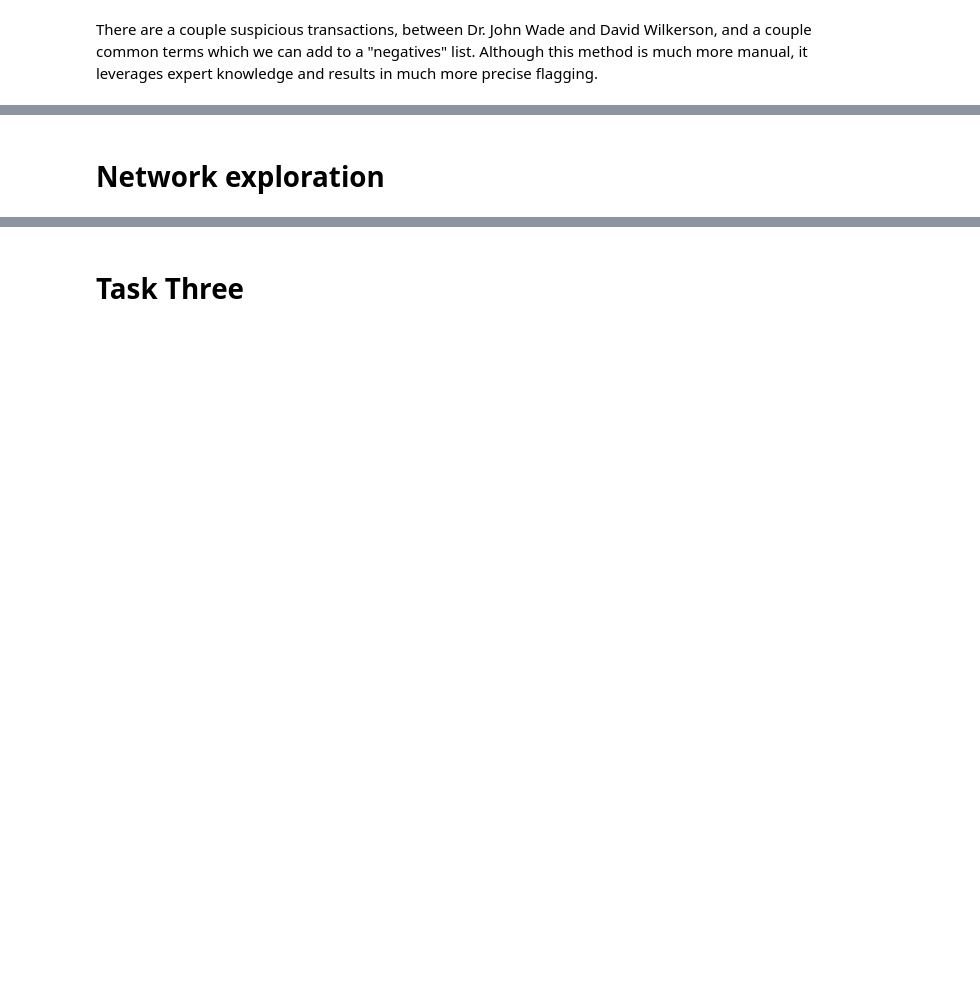
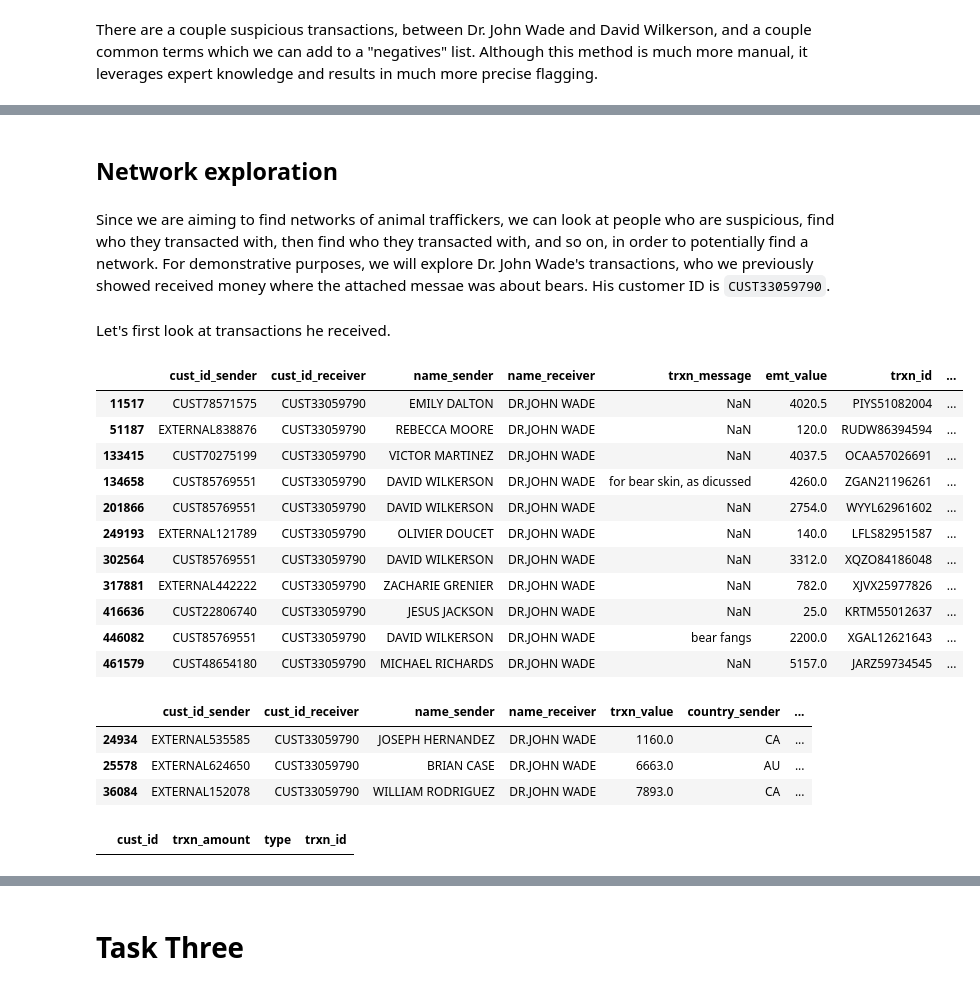
Before and after one commit to jwardbond/2023-imi-bigdata, a Jupyter notebook: eda.ipynb, the cells around one changed output, grey strips where cells are left out. Drawn from its saved outputs; the diff is of its cells as text; code cells hidden in the pictures; blank space fills up the shorter version.

Commit message:
Update eda.ipynb to do network exploration

```diff
--- a/eda.ipynb
+++ b/eda.ipynb
@@ -397,4 +397,35 @@ emt[emt['regex_flag']==1]
 | 441423 | EXTERNAL971267 | CUST10946793 | CHEN JIAN | AMANDA ZIMMERMAN | sea turtle kayak tour deposit | 50.0 | VSRE85052555 | ... |
 | 500180 | CUST50576175 | EXTERNAL536669 | NORMA OLSON | AUSTIN DIAZ | turtle wax for the car | 15.0 | EFPS49253429 | ... |
 # %% [markdown]
-# Network exploration
+## Network exploration
+# %% [markdown]
+Since we are aiming to find networks of animal traffickers, we can look at people who are suspicious, find who they transacted with, then find who they transacted with, and so on, in order to potentially find a network. For demonstrative purposes, we will explore Dr. John Wade's transactions, who we previously showed received money where the attached messae was about bears. His customer ID is `CUST33059790`.
+# %% [markdown]
+Let's first look at transactions he received.
+# %%
+johnwade_id = 'CUST33059790'
+emt[emt['cust_id_receiver'] == johnwade_id]
+# %% [output]
+|  | cust_id_sender | cust_id_receiver | name_sender | name_receiver | trxn_message | emt_value | trxn_id | ... |
+| 11517 | CUST78571575 | CUST33059790 | EMILY DALTON | DR.JOHN WADE | NaN | 4020.5 | PIYS51082004 | ... |
+| 51187 | EXTERNAL838876 | CUST33059790 | REBECCA MOORE | DR.JOHN WADE | NaN | 120.0 | RUDW86394594 | ... |
+| 133415 | CUST70275199 | CUST33059790 | VICTOR MARTINEZ | DR.JOHN WADE | NaN | 4037.5 | OCAA57026691 | ... |
+| 134658 | CUST85769551 | CUST33059790 | DAVID WILKERSON | DR.JOHN WADE | for bear skin, as dicussed | 4260.0 | ZGAN21196261 | ... |
+| 201866 | CUST85769551 | CUST33059790 | DAVID WILKERSON | DR.JOHN WADE | NaN | 2754.0 | WYYL62961602 | ... |
+| 249193 | EXTERNAL121789 | CUST33059790 | OLIVIER DOUCET | DR.JOHN WADE | NaN | 140.0 | LFLS82951587 | ... |
+| 302564 | CUST85769551 | CUST33059790 | DAVID WILKERSON | DR.JOHN WADE | NaN | 3312.0 | XQZO84186048 | ... |
+| 317881 | EXTERNAL442222 | CUST33059790 | ZACHARIE GRENIER | DR.JOHN WADE | NaN | 782.0 | XJVX25977826 | ... |
+| 416636 | CUST22806740 | CUST33059790 | JESUS JACKSON | DR.JOHN WADE | NaN | 25.0 | KRTM55012637 | ... |
+| 446082 | CUST85769551 | CUST33059790 | DAVID WILKERSON | DR.JOHN WADE | bear fangs | 2200.0 | XGAL12621643 | ... |
+| 461579 | CUST48654180 | CUST33059790 | MICHAEL RICHARDS | DR.JOHN WADE | NaN | 5157.0 | JARZ59734545 | ... |
+# %%
+wt[wt['cust_id_receiver'] == johnwade_id]
+# %% [output]
+|  | cust_id_sender | cust_id_receiver | name_sender | name_receiver | trxn_value | country_sender | ... |
+| 24934 | EXTERNAL535585 | CUST33059790 | JOSEPH HERNANDEZ | DR.JOHN WADE | 1160.0 | CA | ... |
+| 25578 | EXTERNAL624650 | CUST33059790 | BRIAN CASE | DR.JOHN WADE | 6663.0 | AU | ... |
+| 36084 | EXTERNAL152078 | CUST33059790 | WILLIAM RODRIGUEZ | DR.JOHN WADE | 7893.0 | CA | ... |
+# %%
+cash[cash['cust_id'] == johnwade_id]
+# %% [output]
+|  | cust_id | trxn_amount | type | trxn_id |
```
Also changed, not shown: parts of 11 cells of this notebook.
